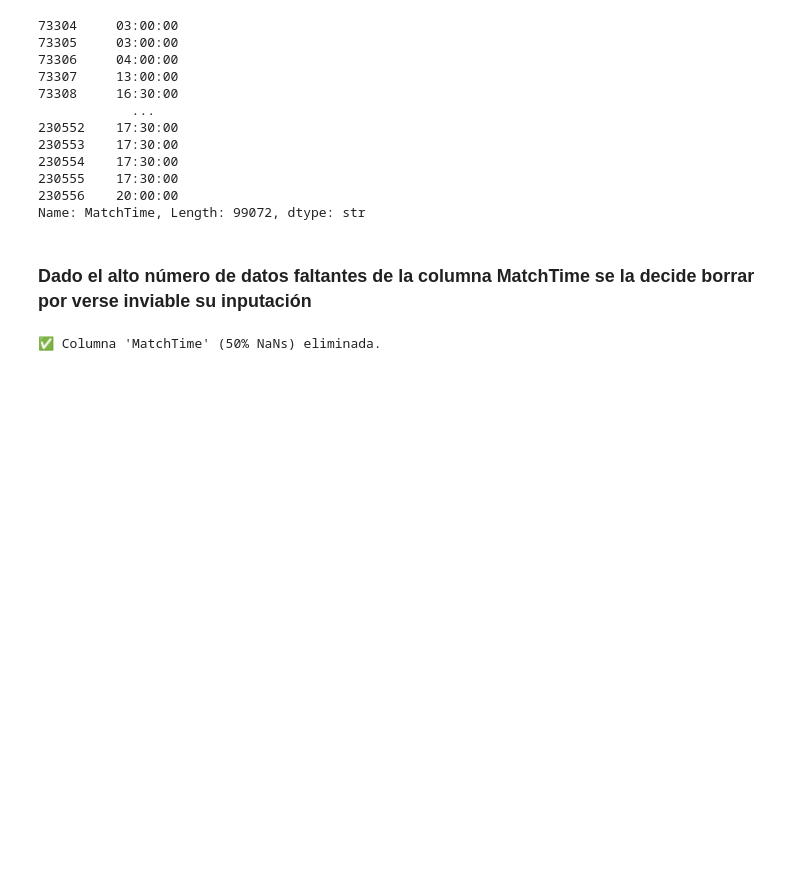
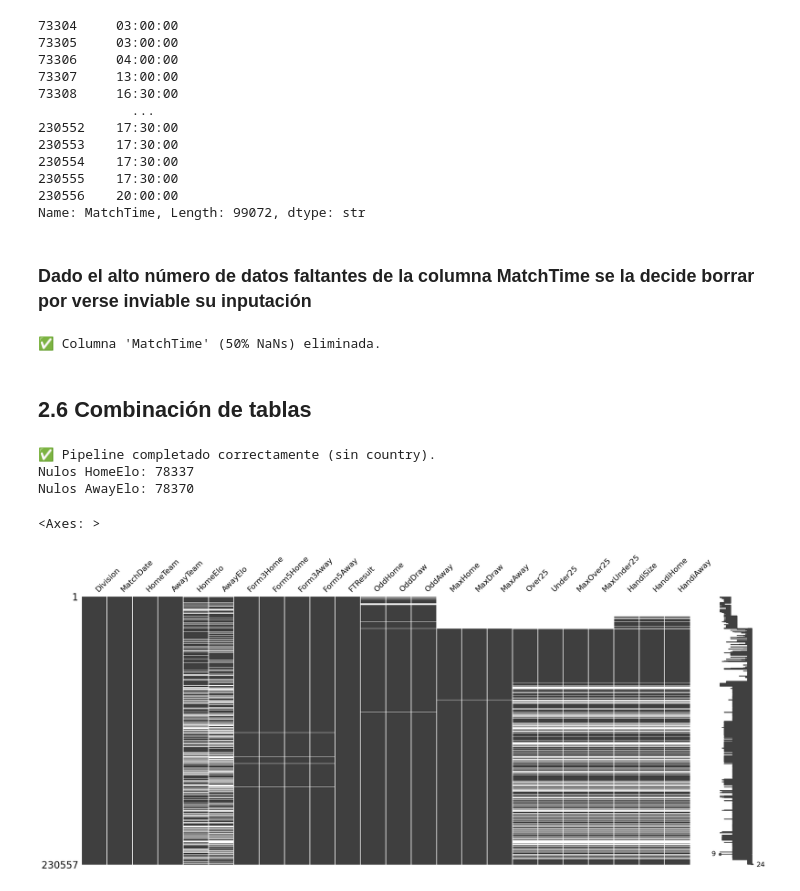
Before and after one commit to 4GeeksAcademy/Steven_Carlos_proyecto-final_, a Jupyter notebook: src/steven.ipynb, the cells around one changed output. Cells and saved outputs as stored; diff of their text form; code cells hidden in the pictures; blank space fills up the shorter version.

Commit message:
tabla corregida

```diff
--- a/src/steven.ipynb
+++ b/src/steven.ipynb
@@ -304,3 +303,18 @@ df_1 = df_1.drop(columns=['MatchTime'], errors='ignore')
 print("✅ Columna 'MatchTime' (50% NaNs) eliminada.")
 # %% [output]
 ✅ Columna 'MatchTime' (50% NaNs) eliminada.
+# %% [markdown]
+## 2.6 Combinación de tablas
+# %%
+# --- Normalización de strings ---
+df_1['HomeTeam'] = df_1['HomeTeam'].str.strip()
+df_1['AwayTeam'] = df_1['AwayTeam'].str.strip()
+df['club'] = df['club'].str.strip()
+
+# --- Fechas ---
+df_1['MatchDate'] = pd.to_datetime(df_1['MatchDate'])
+df['date'] = pd.to_datetime(df['date'])
+
+# --- Orden obligatorio para merge_asof ---
+df_1 = df_1.sort_values('MatchDate')
+df = df.sort_values('date')
@@ -306,0 +359,20 @@ print("✅ Columna 'MatchTime' (50% NaNs) eliminada.")
+# %%
+# --- Relleno seguro ---
+df_1['HomeElo'] = df_1['HomeElo'].fillna(df_1['elo_home'])
+df_1['AwayElo'] = df_1['AwayElo'].fillna(df_1['elo_away'])
+
+# --- Limpieza ---
+df_1 = df_1.drop(columns=['elo_home', 'elo_away'], errors='ignore')
+
+print("✅ Pipeline completado correctamente (sin country).")
+print(f"Nulos HomeElo: {df_1['HomeElo'].isnull().sum()}")
+print(f"Nulos AwayElo: {df_1['AwayElo'].isnull().sum()}")
+# %% [output]
+✅ Pipeline completado correctamente (sin country).
+Nulos HomeElo: 78337
+Nulos AwayElo: 78370
+# %%
+msno.matrix(df_1)
+# %% [output]
+<Axes: >
+[figure, added]
```
Also changed, not shown: parts of 9 cells of this notebook.
